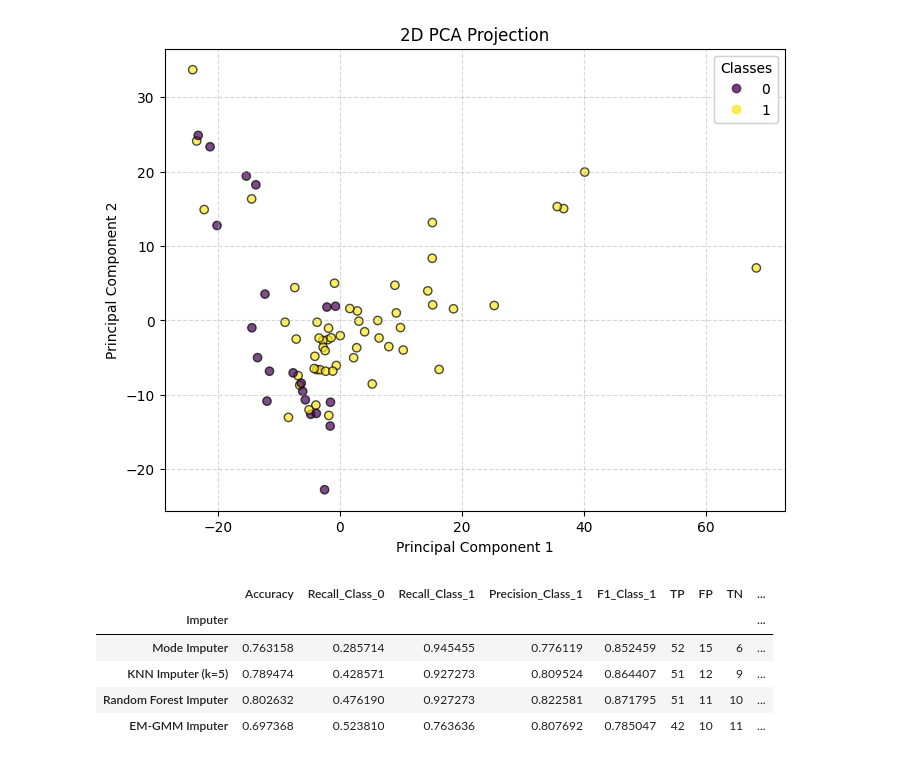
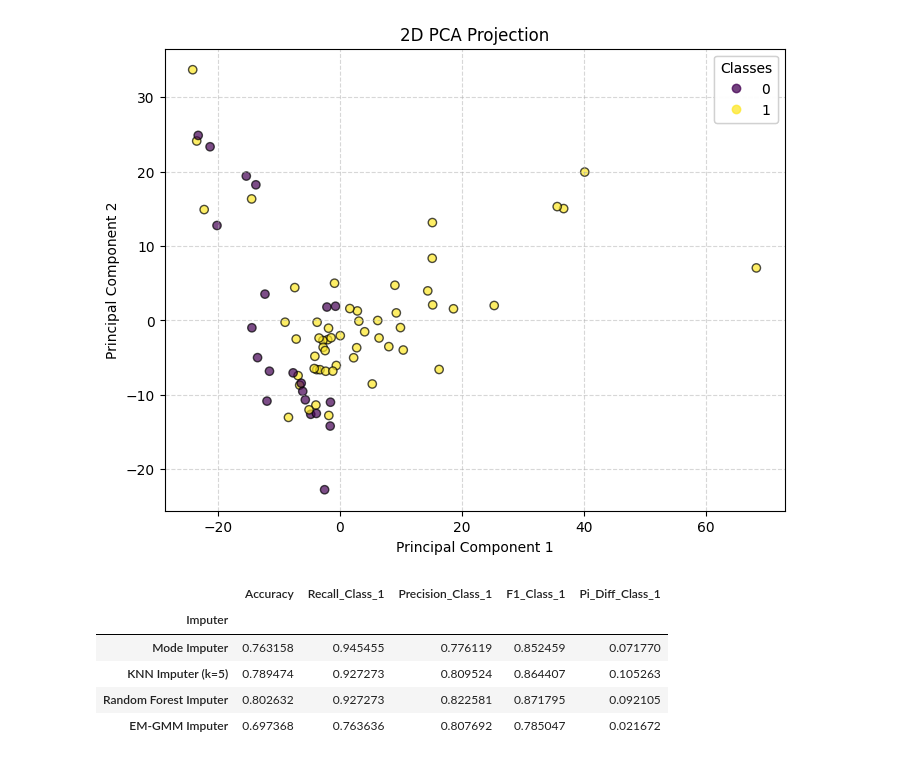
Before and after one commit to leonardotonelli/em-imputation, a Jupyter notebook: real_example.ipynb, the cells around one changed output. Saved outputs shown, nothing was run; the diff lists cells and outputs as text; code cells hidden in the pictures.

```diff
--- a/real_example.ipynb
+++ b/real_example.ipynb
@@ -89,17 +92,17 @@ plt.show()
 [figure]
 # %%
 results_df = evaluate_imputers(X_pca, y_experts, y_groundtruth)
-results_df.to_csv("results\\real_example\\3_d\\3d_metrics_results.csv")
+results_df.to_csv("results\\real_example\\2_d\\2d_metrics_results.csv")
 
 # # Display a quick summary
 results_df
 # %% [output]
-|  | Accuracy | Recall_Class_0 | Recall_Class_1 | Precision_Class_1 | F1_Class_1 | TP | FP | TN | ... |
-| Imputer |  |  |  |  |  |  |  |  | ... |
-| Mode Imputer | 0.763158 | 0.285714 | 0.945455 | 0.776119 | 0.852459 | 52 | 15 | 6 | ... |
-| KNN Imputer (k=5) | 0.789474 | 0.428571 | 0.927273 | 0.809524 | 0.864407 | 51 | 12 | 9 | ... |
-| Random Forest Imputer | 0.802632 | 0.476190 | 0.927273 | 0.822581 | 0.871795 | 51 | 11 | 10 | ... |
-| EM-GMM Imputer | 0.697368 | 0.523810 | 0.763636 | 0.807692 | 0.785047 | 42 | 10 | 11 | ... |
+|  | Accuracy | Recall_Class_1 | Precision_Class_1 | F1_Class_1 | Pi_Diff_Class_1 |
+| Imputer |  |  |  |  |  |
+| Mode Imputer | 0.763158 | 0.945455 | 0.776119 | 0.852459 | 0.071770 |
+| KNN Imputer (k=5) | 0.789474 | 0.927273 | 0.809524 | 0.864407 | 0.105263 |
+| Random Forest Imputer | 0.802632 | 0.927273 | 0.822581 | 0.871795 | 0.092105 |
+| EM-GMM Imputer | 0.697368 | 0.763636 | 0.807692 | 0.785047 | 0.021672 |
 # %%
 y_pred, _ = _em_impute(X_pca, y_experts)
 normality_report = test_gmm_normality_assumptions(X_pca, y_pred)
```
Also changed, not shown: parts of 6 cells of this notebook, 4 other files.
